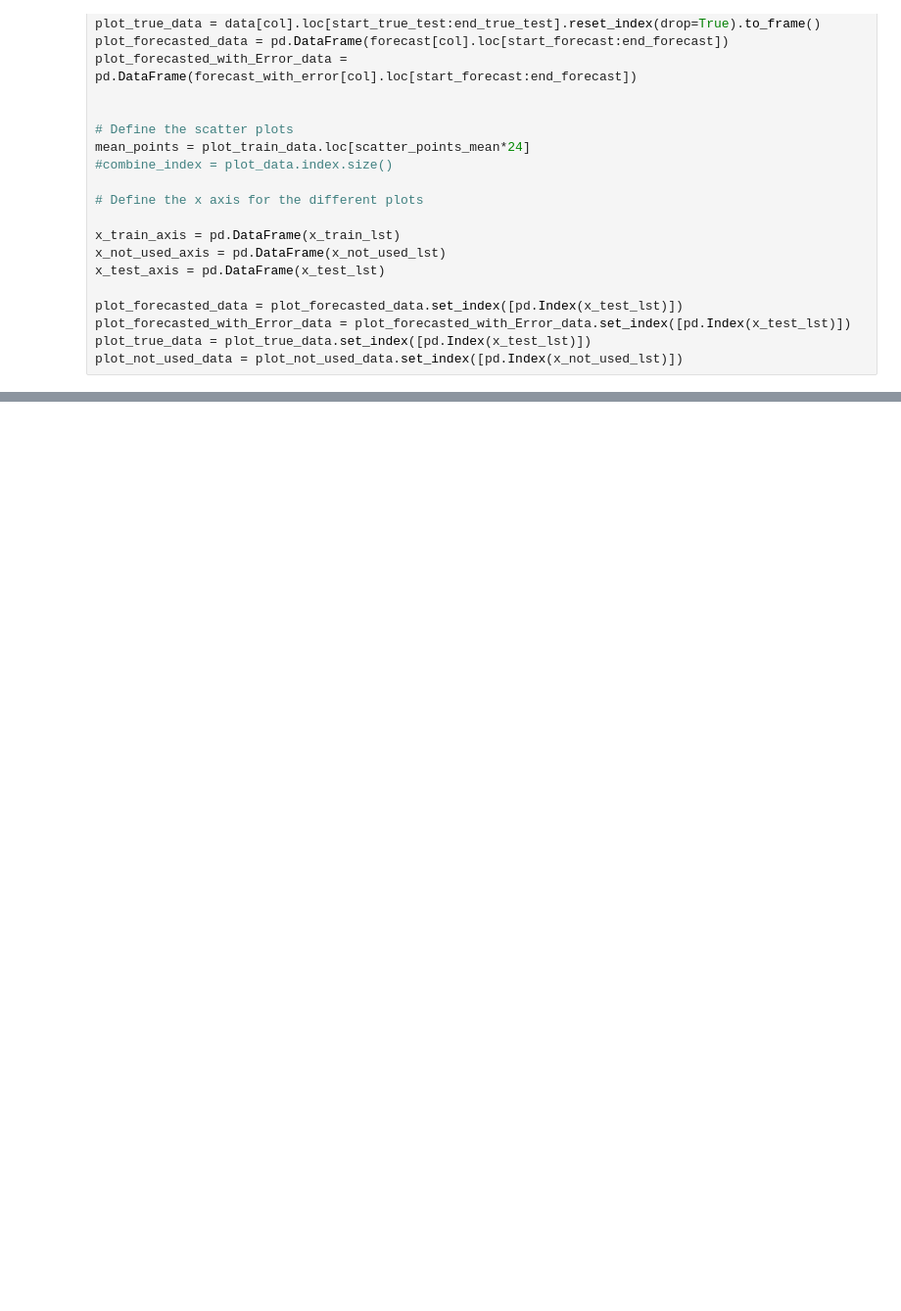
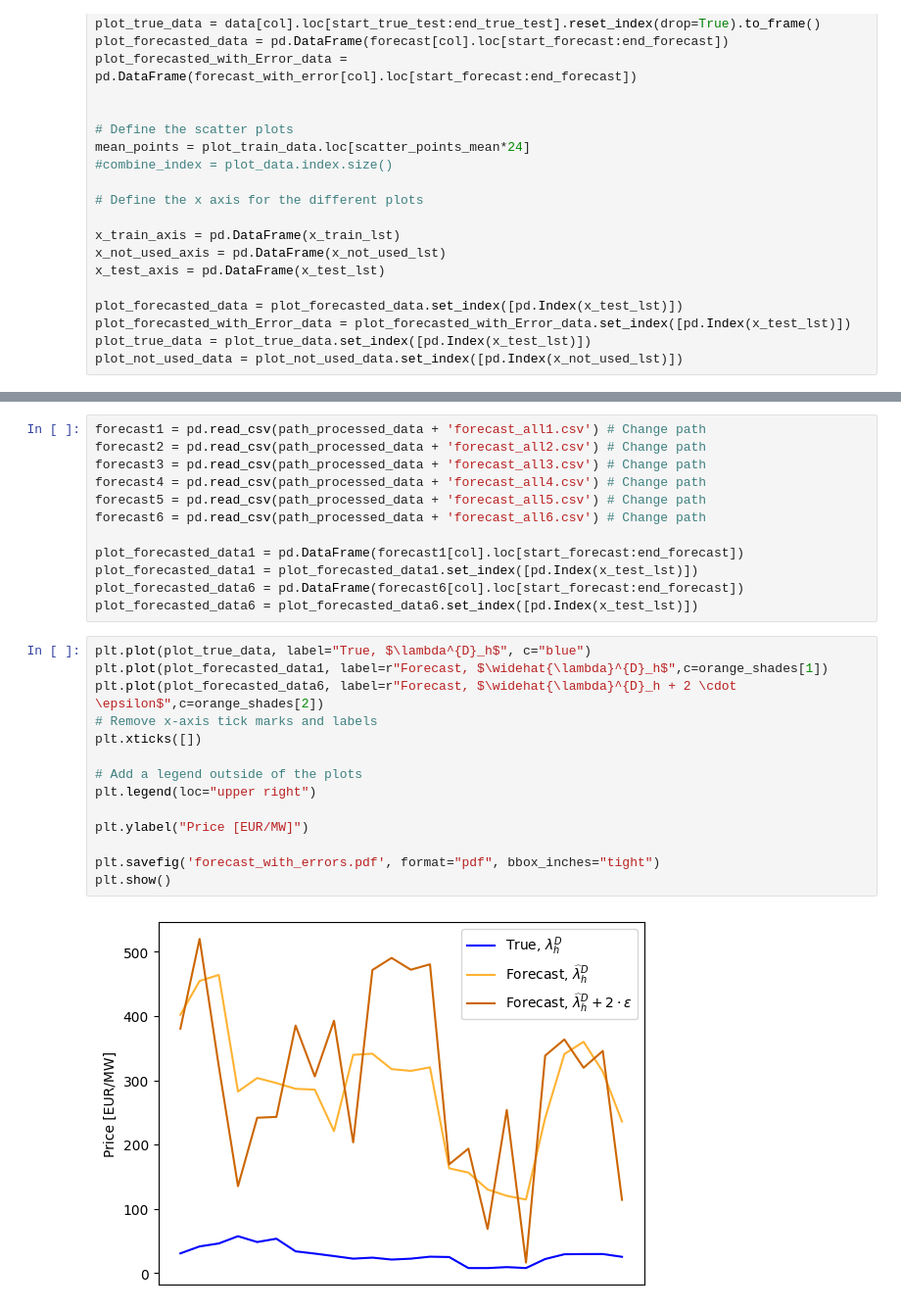
Before and after one commit to junesooshin/lightenup, a Jupyter notebook: Data Examination/Check forecast.ipynb, the cells around one changed output, grey strips where cells are left out. Shown at 98% size. Drawn from its saved outputs; the diff is of its cells as text; blank space fills up the shorter version.

```diff
--- a/Data Examination/Check forecast.ipynb
+++ b/Data Examination/Check forecast.ipynb
@@ -186,0 +207,28 @@ plt.show()
+# %%
+forecast1 = pd.read_csv(path_processed_data + 'forecast_all1.csv') # Change path
+forecast2 = pd.read_csv(path_processed_data + 'forecast_all2.csv') # Change path
+forecast3 = pd.read_csv(path_processed_data + 'forecast_all3.csv') # Change path
+forecast4 = pd.read_csv(path_processed_data + 'forecast_all4.csv') # Change path
+forecast5 = pd.read_csv(path_processed_data + 'forecast_all5.csv') # Change path
+forecast6 = pd.read_csv(path_processed_data + 'forecast_all6.csv') # Change path
+
+plot_forecasted_data1 = pd.DataFrame(forecast1[col].loc[start_forecast:end_forecast])
+plot_forecasted_data1 = plot_forecasted_data1.set_index([pd.Index(x_test_lst)])
+plot_forecasted_data6 = pd.DataFrame(forecast6[col].loc[start_forecast:end_forecast])
+plot_forecasted_data6 = plot_forecasted_data6.set_index([pd.Index(x_test_lst)])
+# %%
+plt.plot(plot_true_data, label="True, $\lambda^{D}_h$", c="blue")
+plt.plot(plot_forecasted_data1, label=r"Forecast, $\widehat{\lambda}^{D}_h$",c=orange_shades[1])
+plt.plot(plot_forecasted_data6, label=r"Forecast, $\widehat{\lambda}^{D}_h + 2 \cdot \epsilon$",c=orange_shades[2])
+# Remove x-axis tick marks and labels
+plt.xticks([])
+
+# Add a legend outside of the plots
+plt.legend(loc="upper right")
+
+plt.ylabel("Price [EUR/MW]")
+
+plt.savefig('forecast_with_errors.pdf', format="pdf", bbox_inches="tight")
+plt.show()
+# %% [output]
+[figure, added]
```
Also changed, not shown: parts of 8 cells of this notebook, 16 other files.
